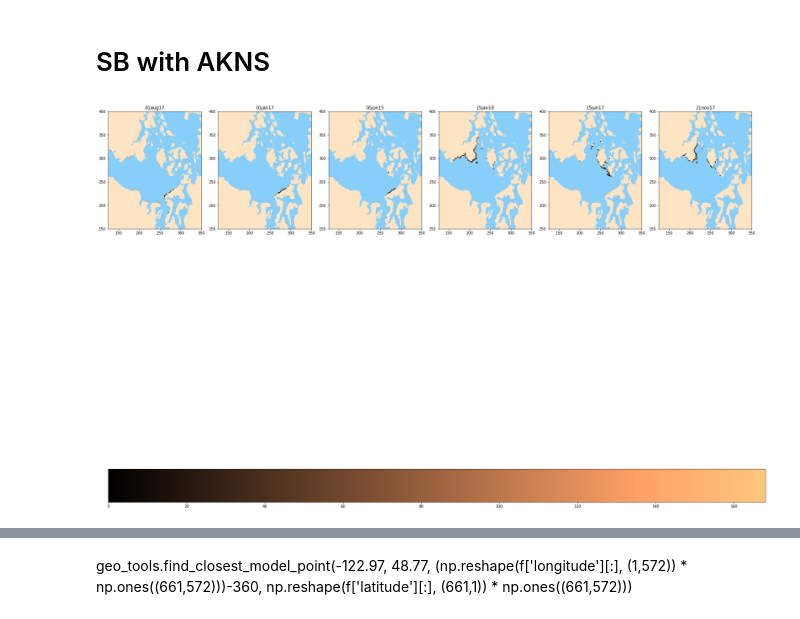
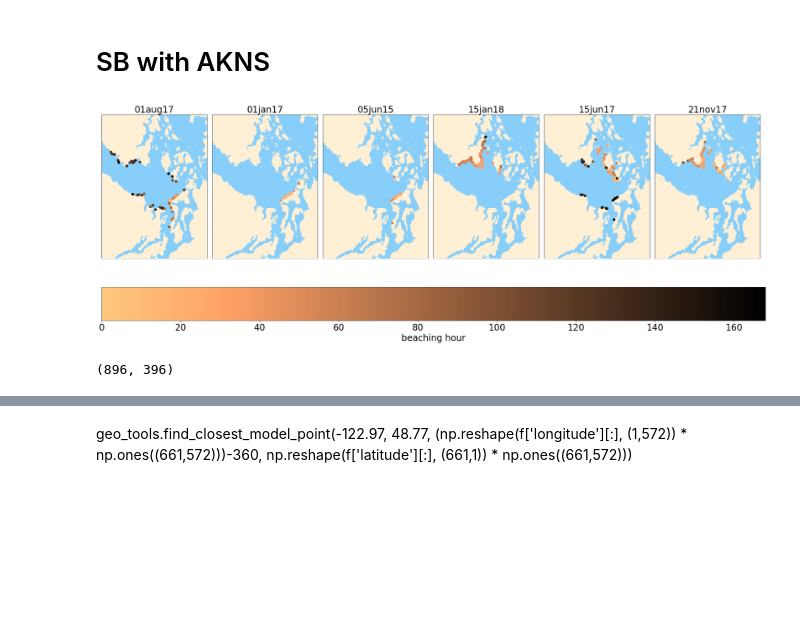
Before and after one commit to SalishSeaCast/analysis-vicky, a Jupyter notebook: notebooks/SixRunsFigures.ipynb, the cells around one changed output, grey strips where cells are left out. Saved outputs shown, nothing was run; the diff lists cells and outputs as text; code cells hidden in the pictures; blank space fills up the shorter version.

```diff
--- a/notebooks/SixRunsFigures.ipynb
+++ b/notebooks/SixRunsFigures.ipynb
@@ -69,0 +79,20 @@ f5 = nc.Dataset('/ocean/vdo/MIDOSS/results/OS2020/akns/SB/Lagrangian_AKNS_crude_
+# %%
+xcoords1 = np.array([])
+ycoords1 = np.array([])
+values1 = np.array([])
+
+xcoords2 = np.array([])
+ycoords2 = np.array([])
+values2 = np.array([])
+
+xcoords3 = np.array([])
+ycoords3 = np.array([])
+values3 = np.array([])
+
+xcoords4 = np.array([])
+ycoords4 = np.array([])
+values4 = np.array([])
+
+xcoords5 = np.array([])
+ycoords5 = np.array([])
+values5 = np.array([])
@@ -70,38 +127,50 @@ f5 = nc.Dataset('/ocean/vdo/MIDOSS/results/OS2020/akns/SB/Lagrangian_AKNS_crude_
 # %%
 fig, ax = plt.subplots(1,6, figsize = (25,25))
+
+# plotting the land mask
 for a in ax.flatten():
     a.pcolormesh(bathy.mask[1:-1, 1:-1], cmap = cmap2)
-ax[0].set_title("01aug17")
-ax[1].set_title("01jan17")
-ax[2].set_title("05jun15")
-ax[3].set_title("15jan18")
-ax[4].set_title("15jun17")
-ax[5].set_title("21nov17")
-ax[0].pcolormesh(np.ma.masked_equal(f0['Beaching_Time'][:,:], 0), vmin = 0, vmax = 168, cmap = 'copper')
-ax[1].pcolormesh(np.ma.masked_equal(f1['Beaching_Time'][:,:], 0), vmin = 0, vmax = 168, cmap = 'copper')
-ax[2].pcolormesh(np.ma.masked_equal(f2['Beaching_Time'][:,:], 0), vmin = 0, vmax = 168, cmap = 'copper')
-ax[3].pcolormesh(np.ma.masked_equal(f3['Beaching_Time'][:,:], 0), vmin = 0, vmax = 168, cmap = 'copper')
-ax[4].pcolormesh(np.ma.masked_equal(f4['Beaching_Time'][:,:], 0), vmin = 0, vmax = 168, cmap = 'copper')
-mesh = ax[5].pcolormesh(np.ma.masked_equal(f5['Beaching_Time'][:,:], 0), vmin = 0, vmax = 168, cmap = 'copper')
 
+# setting titles
+ax[0].set_title("01aug17", fontsize = 24)
+ax[1].set_title("01jan17", fontsize = 24)
+ax[2].set_title("05jun15", fontsize = 24)
+ax[3].set_title("15jan18", fontsize = 24)
+ax[4].set_title("15jun17", fontsize = 24)
+ax[5].set_title("21nov17", fontsize = 24)
+
+#plotting beaching scales
+ax[0].scatter(xcoords0, ycoords0, c = values0, vmin = 0, vmax = 168, cmap = 'copper_r')
+ax[1].scatter(xcoords1, ycoords1, c = values1, vmin = 0, vmax = 168, cmap = 'copper_r')
+ax[2].scatter(xcoords2, ycoords2, c = values2, vmin = 0, vmax = 168, cmap = 'copper_r')
+ax[3].scatter(xcoords3, ycoords3, c = values3, vmin = 0, vmax = 168, cmap = 'copper_r')
+ax[4].scatter(xcoords4, ycoords4, c = values4, vmin = 0, vmax = 168, cmap = 'copper_r')
+mesh = ax[5].pcolormesh(np.ma.masked_equal(f5['Beaching_Time'][:,:], 0), vmin = 0, vmax = 168, cmap = 'copper_r')
+ax[5].scatter(xcoords5, ycoords5, c = values5, vmin = 0, vmax = 168, cmap = 'copper_r')
 for a in ax:
+    a.get_xaxis().set_visible(False)
+    a.get_yaxis().set_visible(False)
     viz_tools.set_aspect(a)
-    a.set_xlim(125,350)
-    a.set_ylim(150,400)
+    a.set_xlim(100,350) #change this to set x axis limits
+    a.set_ylim(100,400) #change this to set y axis limits
 
 plt.tight_layout();
 
-#fig.colorbar(mesh, orientation="horizontal", pad=0.2)
 p0 = ax[0].get_position().get_points().flatten()
 p1 = ax[1].get_position().get_points().flatten()
 p2 = ax[2].get_position().get_points().flatten()
 p3 = ax[3].get_position().get_points().flatten()
 p4 = ax[4].get_position().get_points().flatten()
 p5 = ax[5].get_position().get_points().flatten()
-ax_cbar = fig.add_axes([p0[0], 0, p5[2], 0.05])
-plt.colorbar(mesh, cax=ax_cbar, orientation='horizontal');
+#change second argument (currently 0.3) to adjust vertical position of colorbar
+# change 4th argument (currently 0.05) to change thickness of colorbar
+ax_cbar = fig.add_axes([p0[0], 0.3, p5[2], 0.05])
+cbar = plt.colorbar(mesh, cax=ax_cbar, orientation='horizontal')
+cbar.ax.tick_params(labelsize=24)
+cbar.set_label('beaching hour', fontsize = 24);
+#fig.savefig('/home/vdo/Pictures/SBAKNS.png', dpi = 400);
 # %% [output]
-[figure, old version]
+[figure, new version]
 # %%
 f0lessthanone = f0['Beaching_Time'][:,:]
 f0lessthanone[(f0lessthanone <= 24) & (f0lessthanone > 0)] = 1
@@ -180,3 +249,7 @@ f5lessthanseven[(f5lessthanseven <= 168) & (f5lessthanseven > 0)] = 1
 f5lessthanseven[(f5lessthanseven > 168) | (f5lessthanseven == 0)] = 0
 
 problessthanseven = (f0lessthanseven+f1lessthanseven+f2lessthanseven+f3lessthanseven+f4lessthanseven+f5lessthanseven)/6
+# %%
+problessthanone.shape
+# %% [output]
+(896, 396)
```
Also changed, not shown: parts of 13 cells of this notebook.
